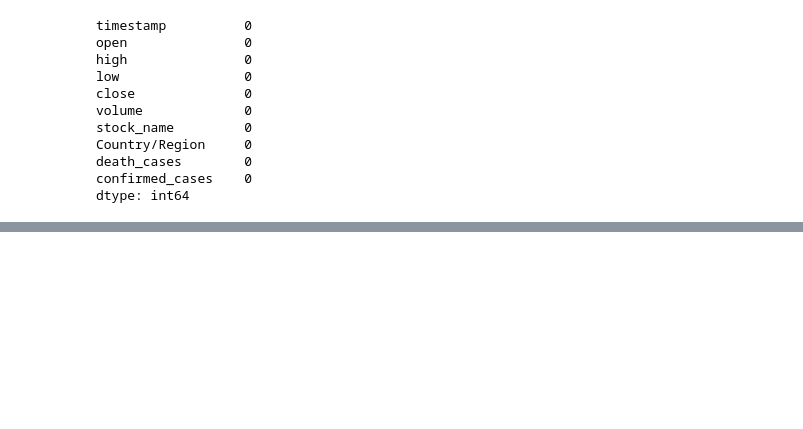
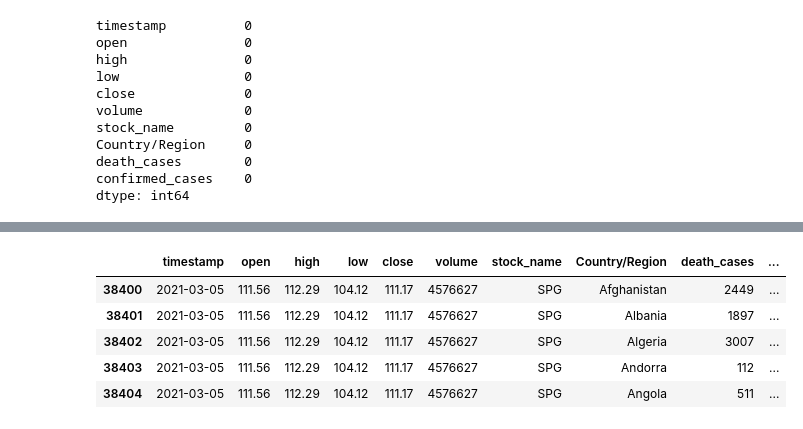
Before and after one commit to khushboolohat/Group-2-final, a Jupyter notebook: khushboo.ipynb, the cells around one changed output, grey strips where cells are left out. Saved outputs shown, nothing was run; the diff lists cells and outputs as text; code cells hidden in the pictures; blank space fills up the shorter version.

```diff
--- a/khushboo.ipynb
+++ b/khushboo.ipynb
@@ -186,0 +245,9 @@ MSFT_final.head()
+# %%
+SPG_final.head()
+# %% [output]
+|  | timestamp | open | high | low | close | volume | stock_name | Country/Region | death_cases | ... |
+| 38400 | 2021-03-05 | 111.56 | 112.29 | 104.12 | 111.17 | 4576627 | SPG | Afghanistan | 2449 | ... |
+| 38401 | 2021-03-05 | 111.56 | 112.29 | 104.12 | 111.17 | 4576627 | SPG | Albania | 1897 | ... |
+| 38402 | 2021-03-05 | 111.56 | 112.29 | 104.12 | 111.17 | 4576627 | SPG | Algeria | 3007 | ... |
+| 38403 | 2021-03-05 | 111.56 | 112.29 | 104.12 | 111.17 | 4576627 | SPG | Andorra | 112 | ... |
+| 38404 | 2021-03-05 | 111.56 | 112.29 | 104.12 | 111.17 | 4576627 | SPG | Angola | 511 | ... |
```
Also changed, not shown: parts of 14 cells of this notebook.
